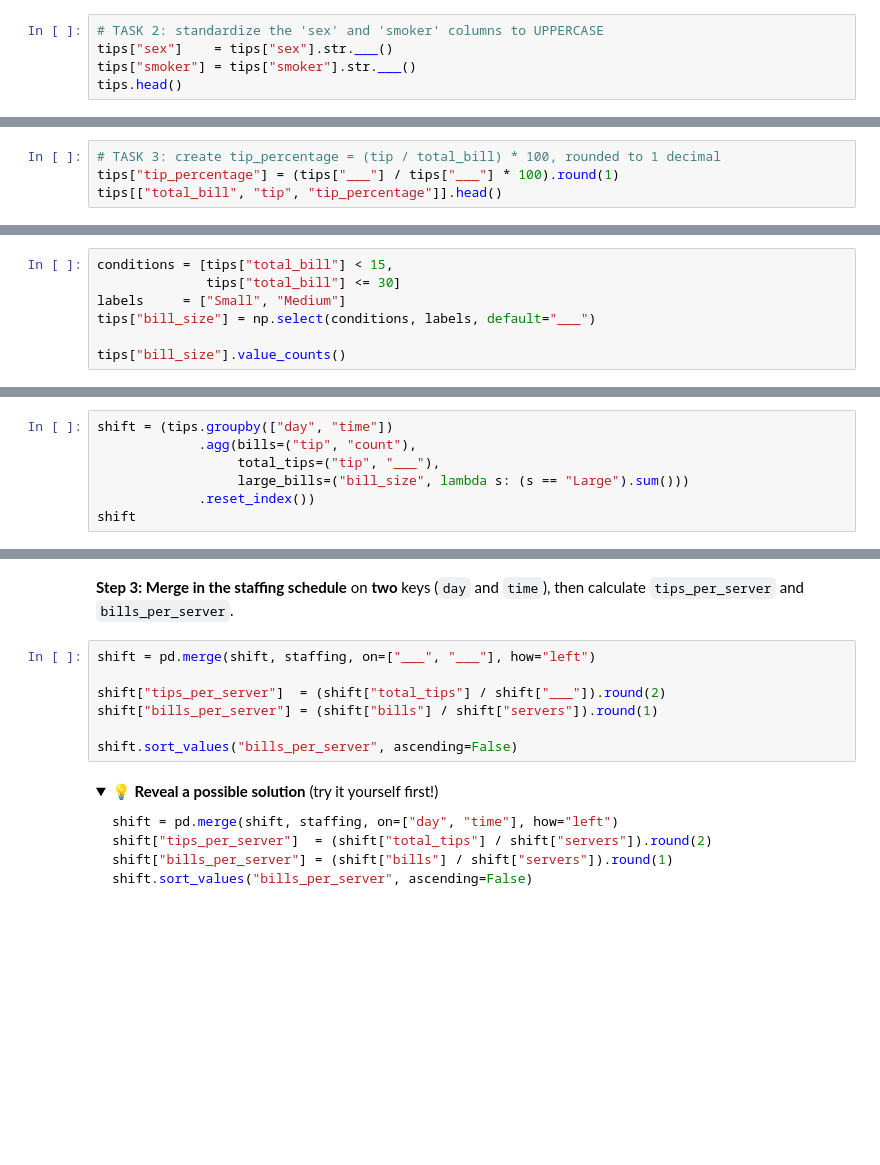
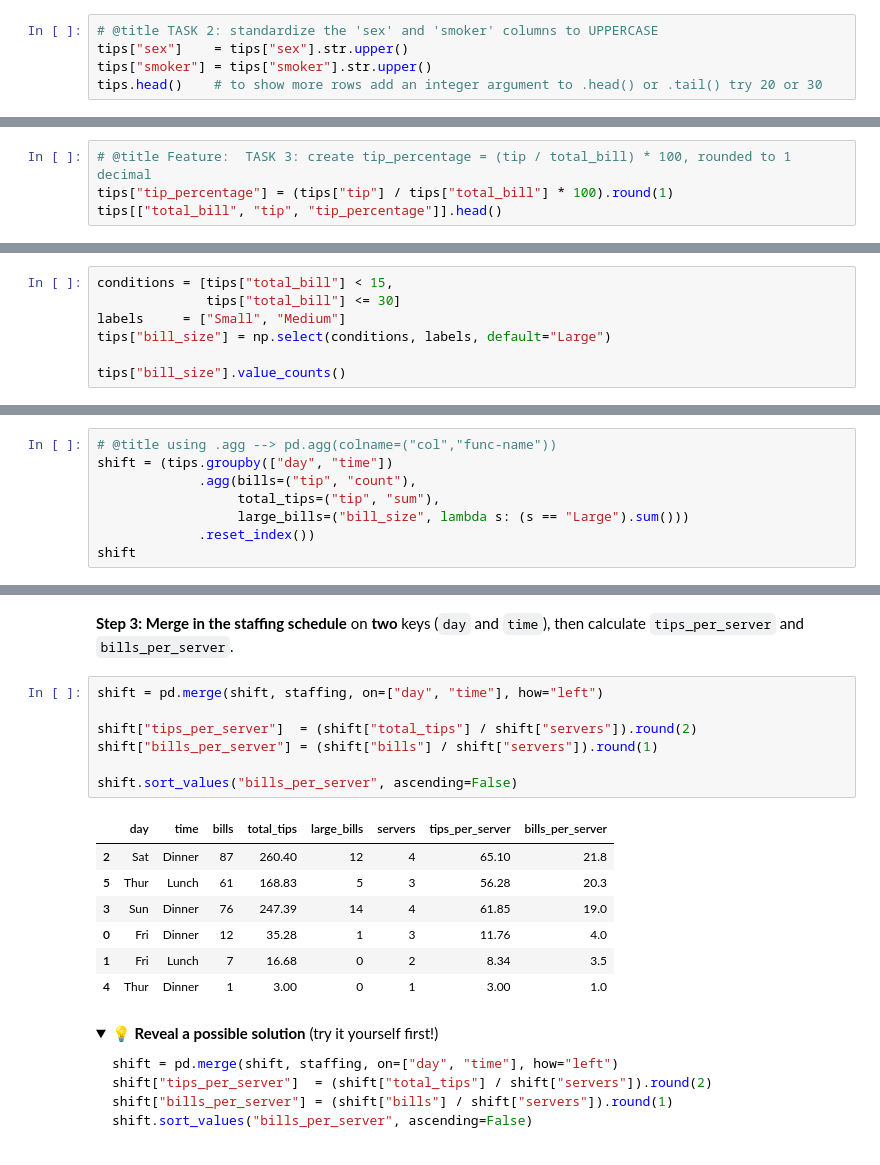
Before and after one commit to profhamilton3/DataAnalytics, a Jupyter notebook: session_6_pandas_data_wrangling.ipynb, the cells around one changed output, grey strips where cells are left out. Cells and saved outputs as stored; diff of their text form; folded sections open; blank space fills up the shorter version.

```diff
--- a/session_6_pandas_data_wrangling.ipynb
+++ b/session_6_pandas_data_wrangling.ipynb
@@ -199,7 +354,7 @@ tips.info()
 
 </details>
 # %%
-# TASK 2: standardize the 'sex' and 'smoker' columns to UPPERCASE
-tips["sex"]    = tips["sex"].str.___()
-tips["smoker"] = tips["smoker"].str.___()
-tips.head()
+# @title TASK 2: standardize the 'sex' and 'smoker' columns to UPPERCASE
+tips["sex"]    = tips["sex"].str.upper()
+tips["smoker"] = tips["smoker"].str.upper()
+tips.head()    # to show more rows add an integer argument to .head() or .tail() try 20 or 30
@@ -215,6 +377,6 @@ tips.head()
 
 </details>
 # %%
-# TASK 3: create tip_percentage = (tip / total_bill) * 100, rounded to 1 decimal
-tips["tip_percentage"] = (tips["___"] / tips["___"] * 100).round(1)
+# @title Feature:  TASK 3: create tip_percentage = (tip / total_bill) * 100, rounded to 1 decimal
+tips["tip_percentage"] = (tips["tip"] / tips["total_bill"] * 100).round(1)
 tips[["total_bill", "tip", "tip_percentage"]].head()
@@ -265,6 +452,6 @@ staffing
 conditions = [tips["total_bill"] < 15,
               tips["total_bill"] <= 30]
 labels     = ["Small", "Medium"]
-tips["bill_size"] = np.select(conditions, labels, default="___")
+tips["bill_size"] = np.select(conditions, labels, default="Large")
 
 tips["bill_size"].value_counts()
@@ -285,9 +479,10 @@ tips["bill_size"].value_counts()
 **Step 2: Summarize per shift.** For each `day` + `time`, compute the number of bills, the total tips, and how many bills were `"Large"`.
 Use `.reset_index()` at the end so `day` and `time` become normal columns, ready to merge.
 # %%
+# @title using .agg --> pd.agg(colname=("col","func-name"))
 shift = (tips.groupby(["day", "time"])
              .agg(bills=("tip", "count"),
-                  total_tips=("tip", "___"),
+                  total_tips=("tip", "sum"),
                   large_bills=("bill_size", lambda s: (s == "Large").sum()))
              .reset_index())
 shift
@@ -308,12 +511,20 @@ shift
 # %% [markdown]
 **Step 3: Merge in the staffing schedule** on **two** keys (`day` and `time`), then calculate `tips_per_server` and `bills_per_server`.
 # %%
-shift = pd.merge(shift, staffing, on=["___", "___"], how="left")
+shift = pd.merge(shift, staffing, on=["day", "time"], how="left")
 
-shift["tips_per_server"]  = (shift["total_tips"] / shift["___"]).round(2)
+shift["tips_per_server"]  = (shift["total_tips"] / shift["servers"]).round(2)
 shift["bills_per_server"] = (shift["bills"] / shift["servers"]).round(1)
 
 shift.sort_values("bills_per_server", ascending=False)
+# %% [output]
+|  | day | time | bills | total_tips | large_bills | servers | tips_per_server | bills_per_server |
+| 2 | Sat | Dinner | 87 | 260.40 | 12 | 4 | 65.10 | 21.8 |
+| 5 | Thur | Lunch | 61 | 168.83 | 5 | 3 | 56.28 | 20.3 |
+| 3 | Sun | Dinner | 76 | 247.39 | 14 | 4 | 61.85 | 19.0 |
+| 0 | Fri | Dinner | 12 | 35.28 | 1 | 3 | 11.76 | 4.0 |
+| 1 | Fri | Lunch | 7 | 16.68 | 0 | 2 | 8.34 | 3.5 |
+| 4 | Thur | Dinner | 1 | 3.00 | 0 | 1 | 3.00 | 1.0 |
 # %% [markdown]
 <details>
 <summary><b>💡 Reveal a possible solution</b> (try it yourself first!)</summary>
```
Also changed, not shown: parts of 24 cells of this notebook.
